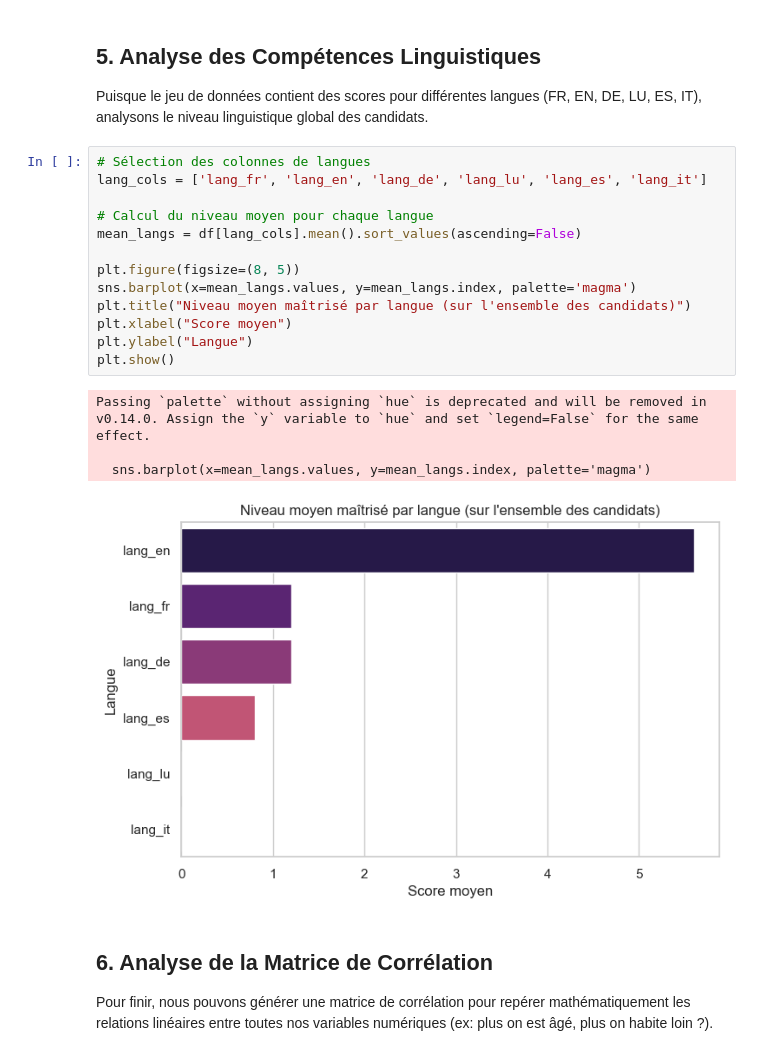
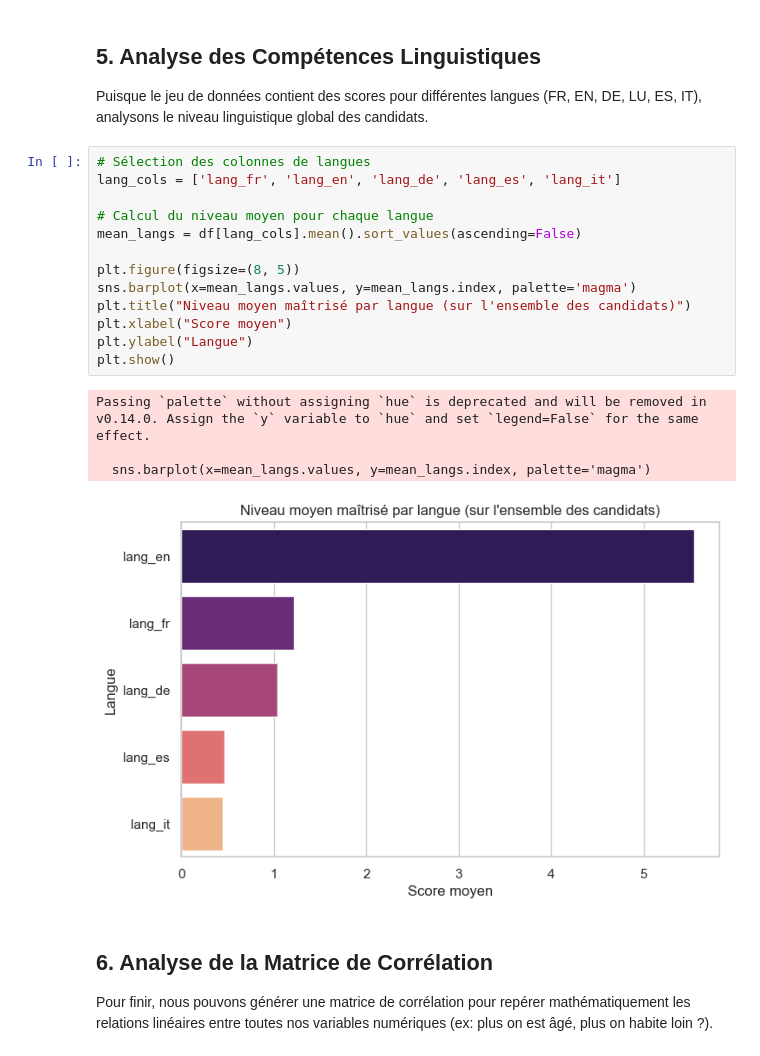
Before and after one commit to CVision-dlz/CVision, a Jupyter notebook: exploration_donnees.ipynb, the cells around one changed output. Saved outputs shown, nothing was run; the diff lists cells and outputs as text.

```diff
--- a/exploration_donnees.ipynb
+++ b/exploration_donnees.ipynb
@@ -124,22 +124,22 @@ Passing `palette` without assigning `hue` is deprecated and will be removed in v
 Puisque le jeu de données contient des scores pour différentes langues (FR, EN, DE, LU, ES, IT), analysons le niveau linguistique global des candidats.
 # %%
 # Sélection des colonnes de langues
-lang_cols = ['lang_fr', 'lang_en', 'lang_de', 'lang_lu', 'lang_es', 'lang_it']
+lang_cols = ['lang_fr', 'lang_en', 'lang_de', 'lang_es', 'lang_it']
 
 # Calcul du niveau moyen pour chaque langue
 mean_langs = df[lang_cols].mean().sort_values(ascending=False)
 
 plt.figure(figsize=(8, 5))
 sns.barplot(x=mean_langs.values, y=mean_langs.index, palette='magma')
 plt.title("Niveau moyen maîtrisé par langue (sur l'ensemble des candidats)")
 plt.xlabel("Score moyen")
 plt.ylabel("Langue")
 plt.show()
 # %% [output]
 Passing `palette` without assigning `hue` is deprecated and will be removed in v0.14.0. Assign the `y` variable to `hue` and set `legend=False` for the same effect.
 
   sns.barplot(x=mean_langs.values, y=mean_langs.index, palette='magma')
-[figure, old version]
+[figure, new version]
 # %% [markdown]
 ## 6. Analyse de la Matrice de Corrélation
 Pour finir, nous pouvons générer une matrice de corrélation pour repérer mathématiquement les relations linéaires entre toutes nos variables numériques (ex: plus on est âgé, plus on habite loin ?).
```
Also changed, not shown: parts of 5 cells of this notebook, 1 other file.
